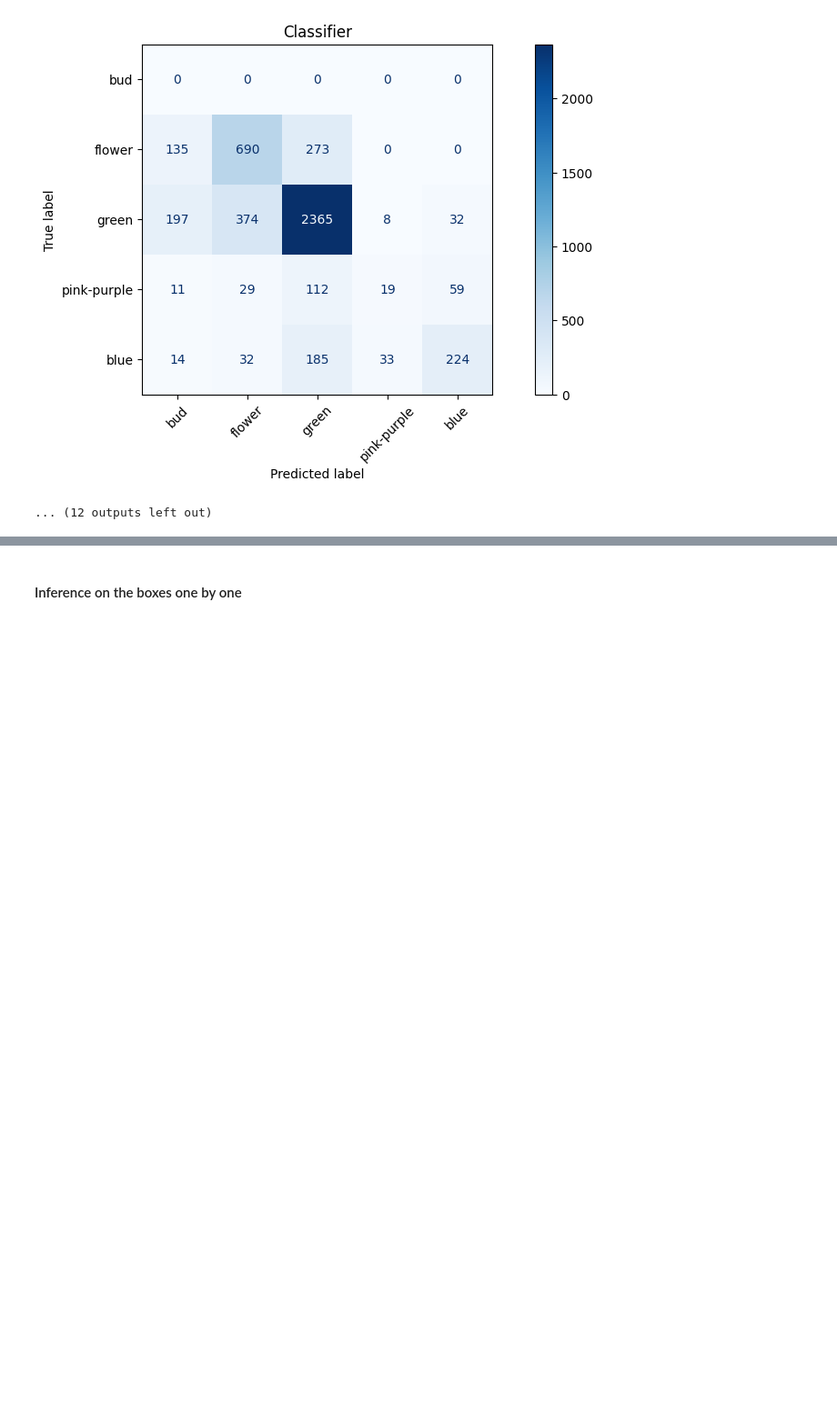
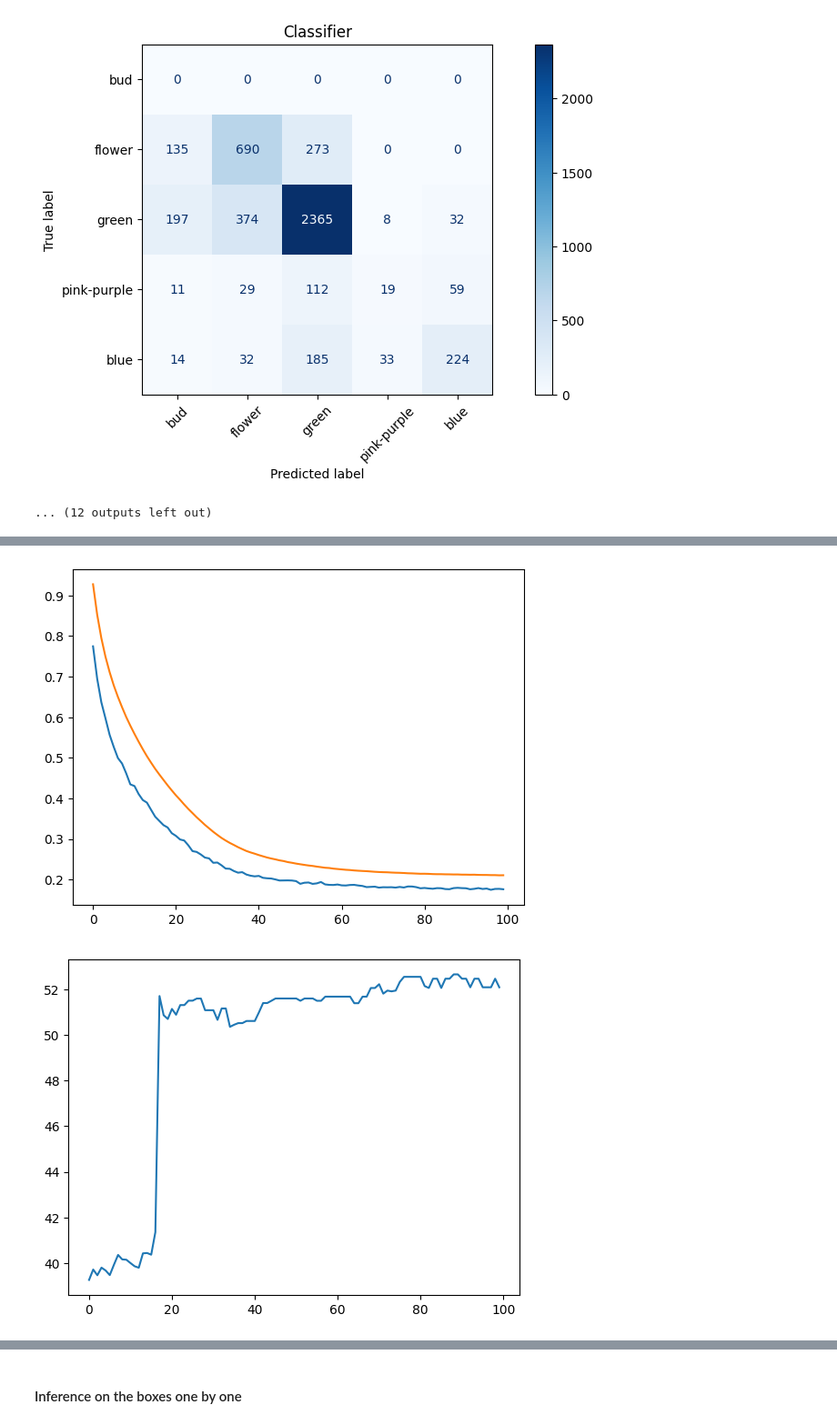
Before and after one commit to kpetrakis-eden/ml-sandbox, a Jupyter notebook: notebooks/finetuning.ipynb, the cells around one changed output, grey strips where cells are left out. Shown at 91% size. Cells and saved outputs as stored; diff of their text form; code cells hidden in the pictures; blank space fills up the shorter version.

```diff
--- a/notebooks/finetuning.ipynb
+++ b/notebooks/finetuning.ipynb
@@ -265,25 +262,3 @@ Classifier
 | weighted avg | 72.858 | 68.823 | 70.230 | 4792 |
 [figure]
 ... (12 outputs left out)
-# %%
-for param in model.parameters():
-  param.requires_grad = False
-for param in model.head.parameters():
-  param.requires_grad = True
-
-def freeze_backbone(model):
-  for name, param in model.named_parameters():
-    if not name.startswith("head"):
-      param.requires_grad = False
-    else:
-      param.requires_grad = True
-
-freeze_backbone(model)
-
-trainable = sum(p.numel() for p in model.parameters() if p.requires_grad)
-total = sum(p.numel() for p in model.parameters())
-print(f"Trainable params: {trainable} out of total: {total}")
-
-# classifier.train()
-
-optimizer = torch.optim.AdamW(model.head.parameters(), lr=1e-4)
@@ -404,0 +519,9 @@ for uuid_dir in islice(ROOT.iterdir(), 1):
+# %%
+plt.plot(lossi)
+plt.plot(dev_lossi)
+plt.show()
+plt.plot(dev_f1_macro);
+plt.show()
+# %% [output]
+[figure, added]
+[figure, added]
```
Also changed, not shown: parts of 11 cells of this notebook.
